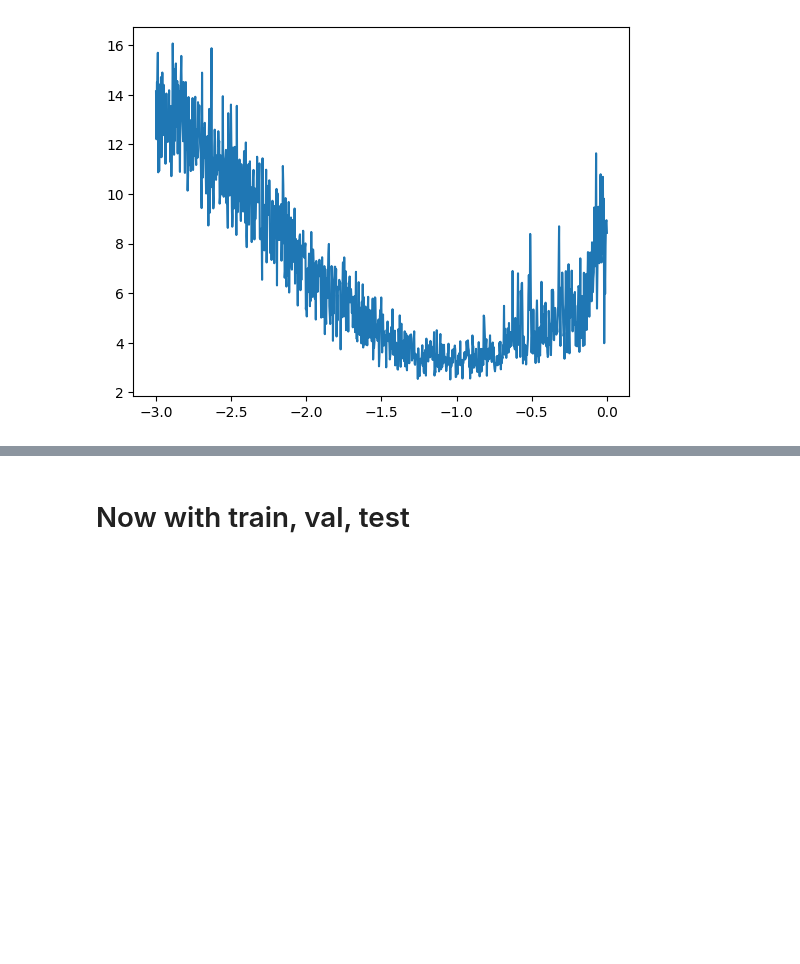
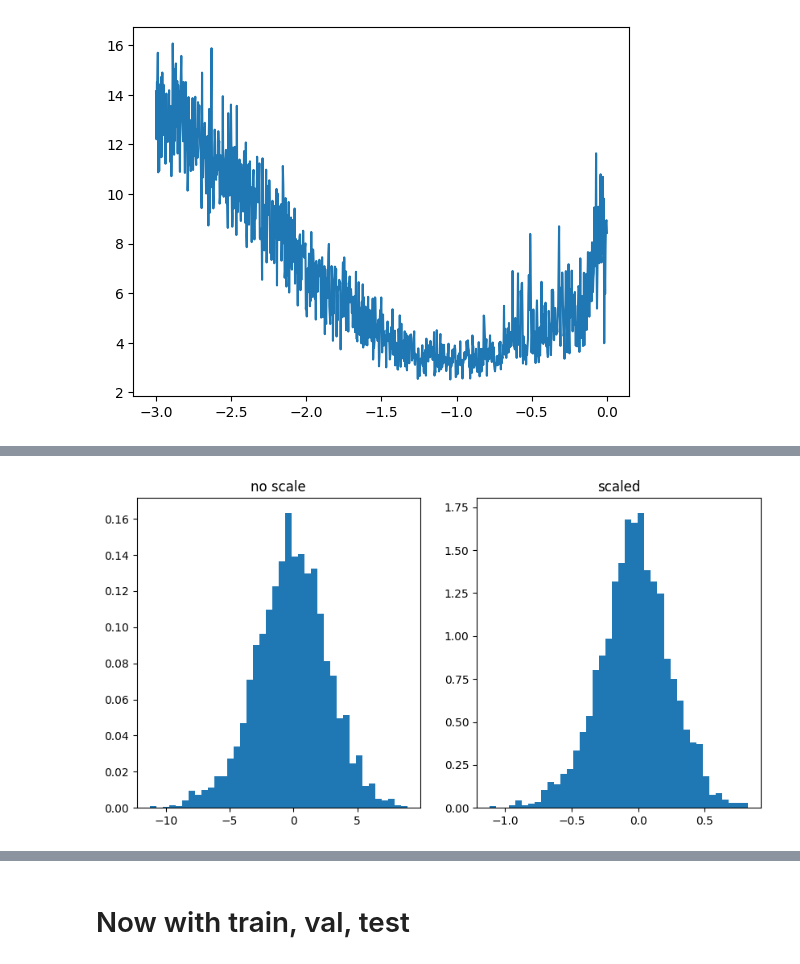
Before and after one commit to ananddtyagi/makemore, a Jupyter notebook: mlp.ipynb, the cells around one changed output, grey strips where cells are left out. Drawn from its saved outputs; the diff is of its cells as text; code cells hidden in the pictures; blank space fills up the shorter version.

```diff
--- a/mlp.ipynb
+++ b/mlp.ipynb
@@ -163,0 +176,11 @@ print(loss)
+# %%
+plt.figure(figsize=(10, 5))
+plt.subplot(121)
+plt.title("no scale")
+plt.hist(hlayer_no_scale.view(-1).tolist(), hlayer_no_scale.shape[0], density=True)
+plt.subplot(122)
+plt.title("scaled")
+plt.hist(hlayer_scaled.view(-1).tolist(), hlayer_scaled.shape[0], density=True)
+plt.show()
+# %% [output]
+[figure, added]
```
Also changed, not shown: parts of 20 cells of this notebook, 2 other files.
